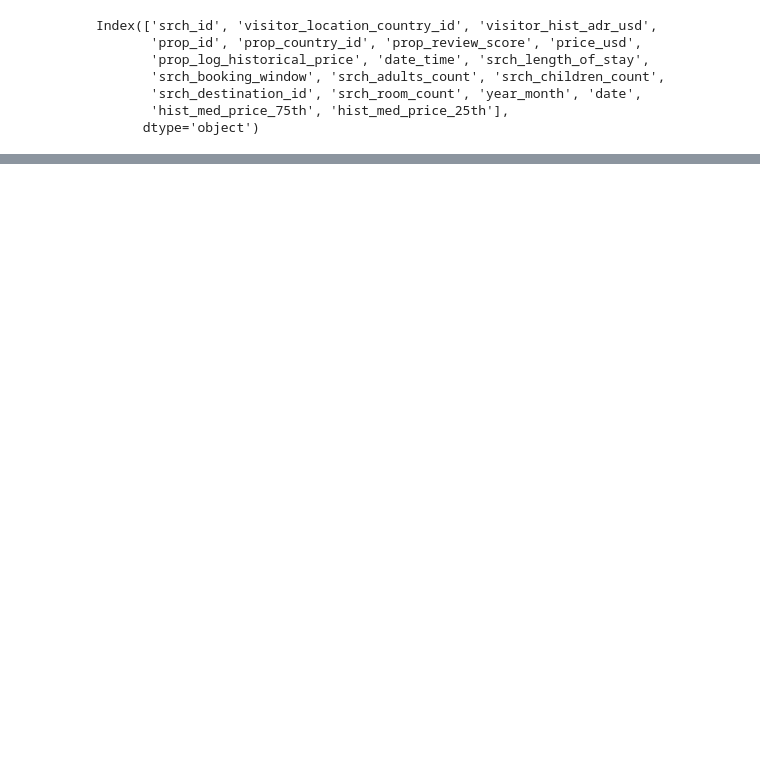
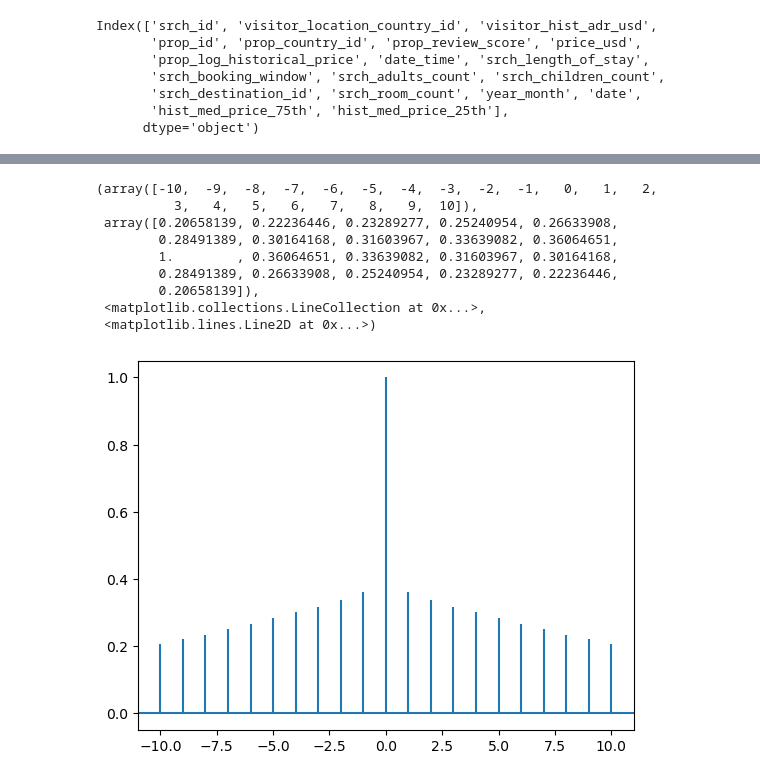
Before and after one commit to yzhao2433/expediaAnalysis, a Jupyter notebook: milestone2.ipynb, the cells around one changed output, grey strips where cells are left out. Cells and saved outputs as stored; diff of their text form; code cells hidden in the pictures; blank space fills up the shorter version.

```diff
--- a/milestone2.ipynb
+++ b/milestone2.ipynb
@@ -319,0 +401,13 @@ test_df['hist_med_price_25th'] = test_df['hist_med_price_25th'].astype(int)
+# %%
+plt.acorr(org_model.resid)
+# %% [output]
+(array([-10,  -9,  -8,  -7,  -6,  -5,  -4,  -3,  -2,  -1,   0,   1,   2,
+          3,   4,   5,   6,   7,   8,   9,  10]),
+ array([0.20658139, 0.22236446, 0.23289277, 0.25240954, 0.26633908,
+        0.28491389, 0.30164168, 0.31603967, 0.33639082, 0.36064651,
+        1.        , 0.36064651, 0.33639082, 0.31603967, 0.30164168,
+        0.28491389, 0.26633908, 0.25240954, 0.23289277, 0.22236446,
+        0.20658139]),
+ <matplotlib.collections.LineCollection at 0x...>,
+ <matplotlib.lines.Line2D at 0x...>)
+[figure, added]
```
Also changed, not shown: parts of 31 cells of this notebook.
